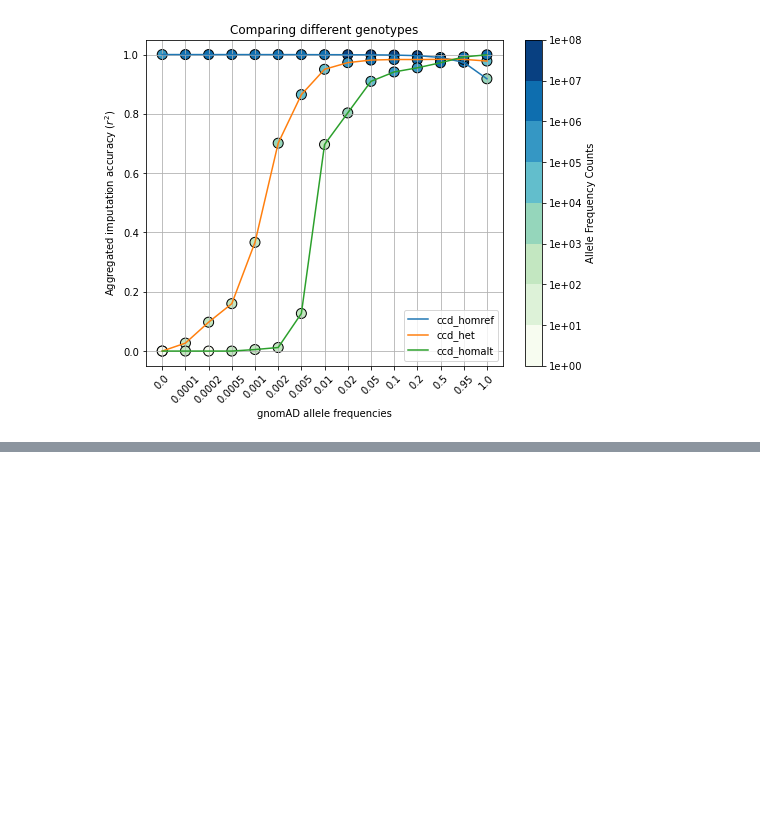
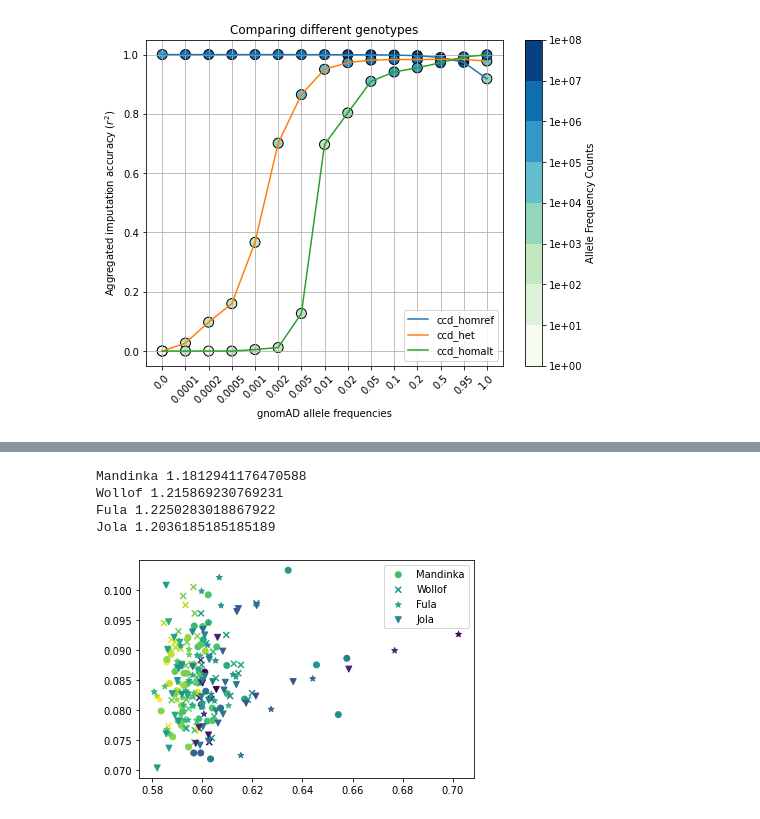
Before and after one commit to Suuuuuuuus/LCWGS_pipeline, a Jupyter notebook: scripts/lcwgs_tmp.ipynb, the cells around one changed output, grey strips where cells are left out. Saved outputs shown, nothing was run; the diff lists cells and outputs as text; code cells hidden in the pictures; blank space fills up the shorter version.

```diff
--- a/scripts/lcwgs_tmp.ipynb
+++ b/scripts/lcwgs_tmp.ipynb
@@ -439,0 +443,9 @@ plot_imputation_accuracy(dfs, title = 'Comparing different genotypes')
+# %%
+metrics = pd.read_csv('results/metrics.csv')
+metrics = metrics[~metrics['Sample_Name'].str.contains('mini')]
+sl = pd.read_csv('data/metadata/sample_linker.csv')
+ethnics = pd.read_csv('data/metadata/ethnic_group.csv')
+
+merged = pd.merge(sl, ethnics, on = 'Chip_Name', how = 'inner')
+merged = pd.merge(metrics, merged, on = 'Sample_Name', how = 'inner')
+merged
@@ -439,0 +466,14 @@ plot_imputation_accuracy(dfs, title = 'Comparing different genotypes')
+# %%
+shape = ['o', 'x', '*', 'v']
+for i,s in zip(merged['ethnic'].unique(), shape):
+    t = merged[merged['ethnic'] == i]
+    plt.scatter(t['Subsample_Uncoverage_0.6x'], t['Dup_Rate'], c = t['Coverage'], marker = s, label = i)
+    print(i, t['Coverage'].mean())
+plt.legend()
+plt.show()
+# %% [output]
+Mandinka 1.1812941176470588
+Wollof 1.215869230769231
+Fula 1.2250283018867922
+Jola 1.2036185185185189
+[figure, added]
```
Also changed, not shown: parts of 7 cells of this notebook, 1 other file.
